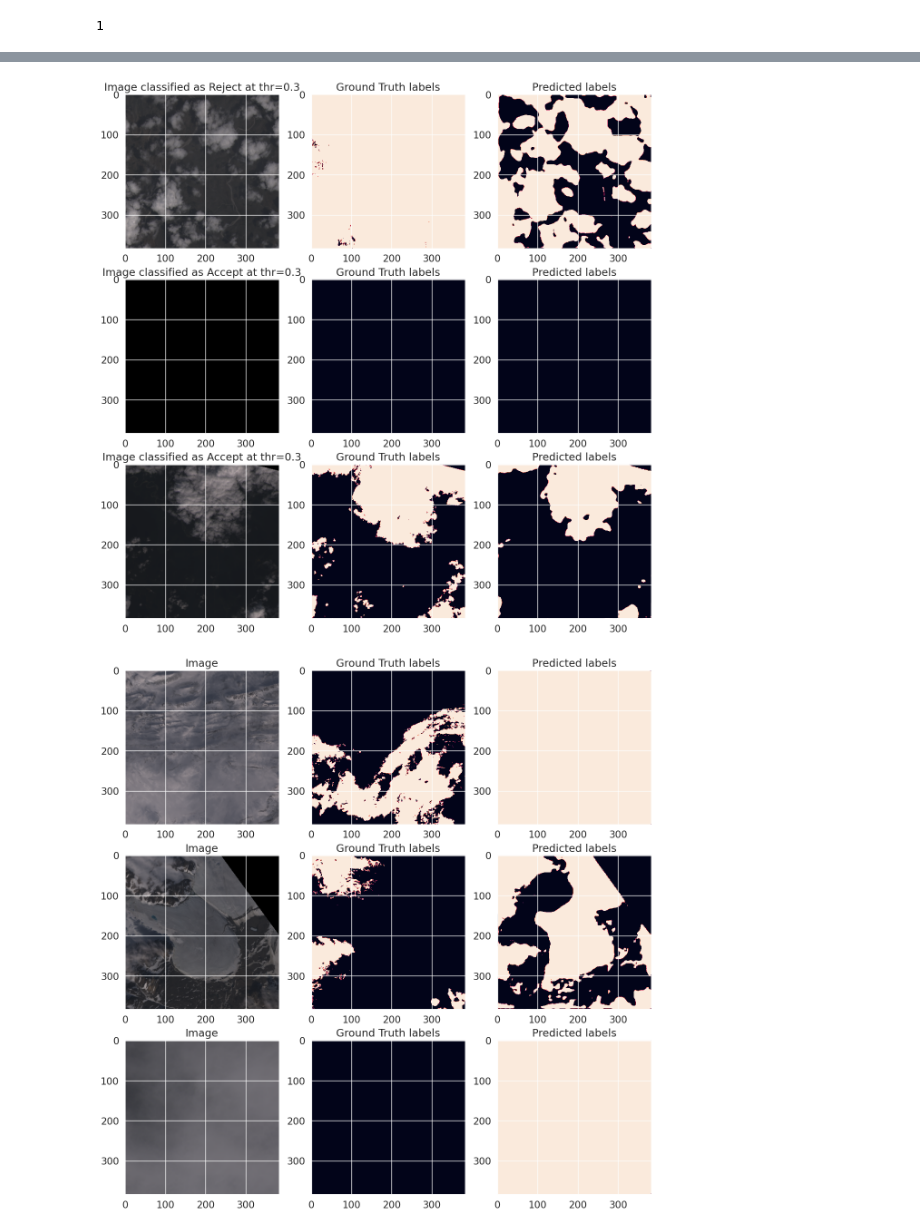
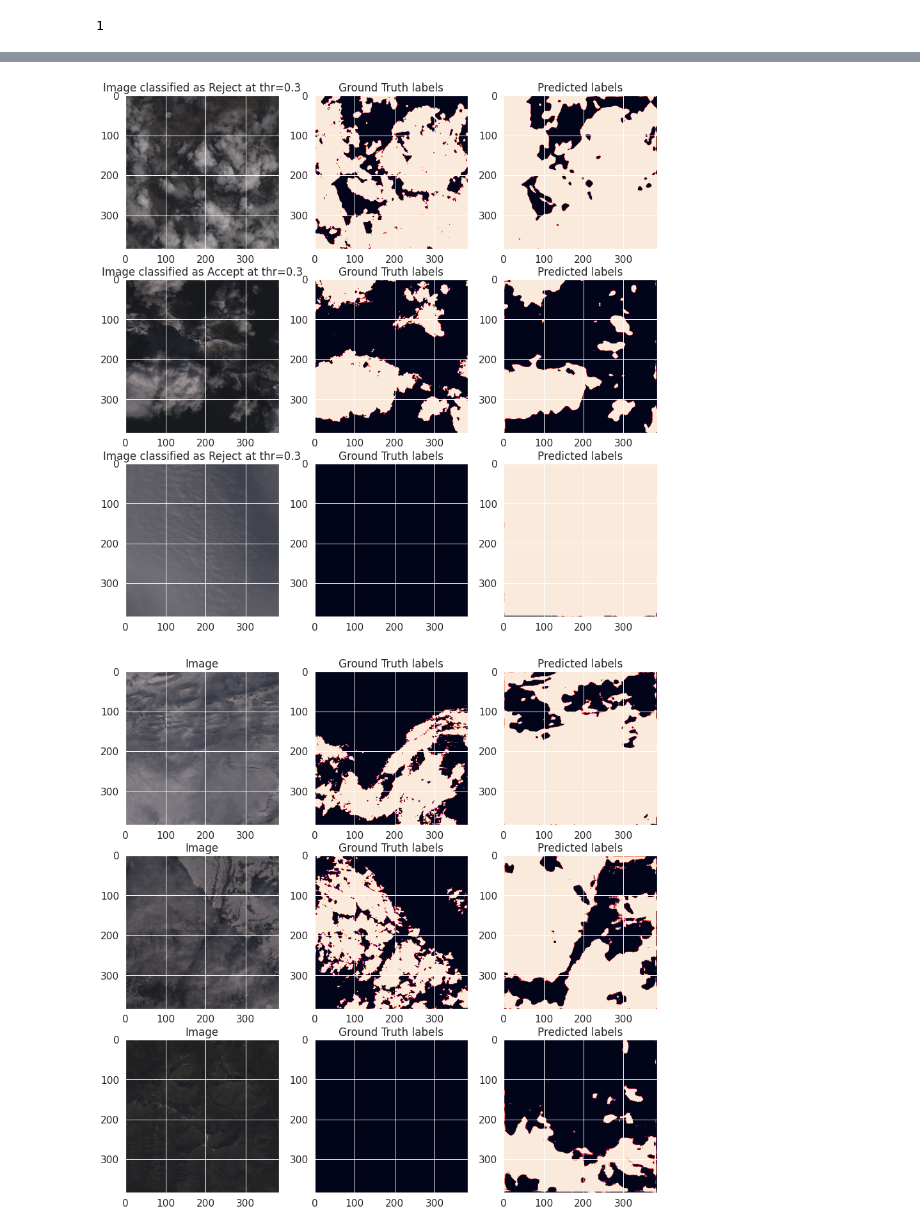
Before and after one commit to silverjoda/ml_ops, a Jupyter notebook: coding_challenges/cloud_cov_detection/cloud_cov_detection_kaggle.ipynb, the cells around one changed output, grey strips where cells are left out. Cells and saved outputs as stored; diff of their text form; code cells hidden in the pictures.

```diff
--- a/coding_challenges/cloud_cov_detection/cloud_cov_detection_kaggle.ipynb
+++ b/coding_challenges/cloud_cov_detection/cloud_cov_detection_kaggle.ipynb
@@ -183,7 +211,7 @@ class UNET(nn.Module):
 # %%
 unet = UNET(4,2)
 # %%
-train_dataset, valid_dataset = torch.utils.data.random_split(data, (6000, 2400))
+train_dataset, valid_dataset = torch.utils.data.random_split(data, (4582, 1000)) # 5582
 
 train_dataload = DataLoader(train_dataset, batch_size=16, shuffle=True)
 valid_dataload = DataLoader(valid_dataset, batch_size=16, shuffle=True)
@@ -327,5 +345,13 @@ torch.Size([16, 2, 384, 384])
 # %%
-bs = 3
+xb, yb = next(iter(train_dataload))
+
+unet = unet.cpu()
+with torch.no_grad():
+    predb = unet(xb)
+
+print(predb.shape)
+
+bs = 5
 fig, ax = plt.subplots(bs, 3, figsize=(15,bs*5))
 for i in range(bs):
     ax[i,0].imshow(batch_to_img(xb,i, norm_zero_to_one))
@@ -406,7 +433,7 @@ NOTE: For the fbgemm backend, you have to set the qconfig of the upconvolutional
 """
 
 # Specify how many batches to get quantization calibration statistics over
-n_batches = 80
+n_batches = 50
 
 # TODO: Find out if it's better to calibrate on training or validation data (probably training data)
 for i, (batch, target) in enumerate(train_dataload):
@@ -742,7 +772,7 @@ print(res_verbal)
 # %%
 # Plot the classified images
-fig, ax = plt.subplots(bs, batch_size, figsize=(15, batch_size*5))
-for i in range(bs):
+fig, ax = plt.subplots(batch_size, 3, figsize=(15, batch_size*5))
+for i in range(batch_size):
     ax[i,0].imshow(batch_to_img(xb,i, norm_zero_to_one))
     ax[i,1].imshow(yb[i])
     ax[i,2].imshow(predb_to_mask(predb, i))
@@ -751,34 +781,34 @@ for i in range(bs):
     ax[i,1].set_title("Ground Truth labels")
     ax[i,2].set_title("Predicted labels")
 # %% [output]
-[figure, old version]
+[figure, new version]
 # %%
 # Select a few images which show typical failure example
-fig, ax = plt.subplots(bs, batch_size, figsize=(15, batch_size*5))
+fig, ax = plt.subplots(batch_size, 3, figsize=(15, batch_size*5))
 
 x_bad = []
 y_bad = []
-x_bad_indeces = [4, 650, 222]
-for i in range(bs):
+x_bad_indeces = [3, 333, 3838]
+for i in range(batch_size):
     x, y = data[x_bad_indeces[i]]
     x_bad.append(x)
     y_bad.append(y)
 
 x_bad = torch.stack(x_bad)
 y_bad = torch.stack(y_bad)
 pred_bad = unet(x_bad)
 
-for i in range(bs):
+for i in range(batch_size):
     ax[i,0].imshow(batch_to_img(x_bad, i, norm_zero_to_one))
     ax[i,1].imshow(y_bad[i])
     ax[i,2].imshow(predb_to_mask(pred_bad, i))
 
     ax[i,0].set_title("Image")
     ax[i,1].set_title("Ground Truth labels")
     ax[i,2].set_title("Predicted labels")
 
 # Comment: Snowed mountains gets misclassified sometimes, also last image shows what looks like clouds in image but GT labels have none.
 # Comment: From the first image you can see that you probably need additional channels to predict the correct clouds.
 #          Near IR is available in this dataset, but it worsens performance for some reason. Needs more investigation
 # %% [output]
-[figure, old version]
+[figure, new version]
```
Also changed, not shown: parts of 16 cells of this notebook.
